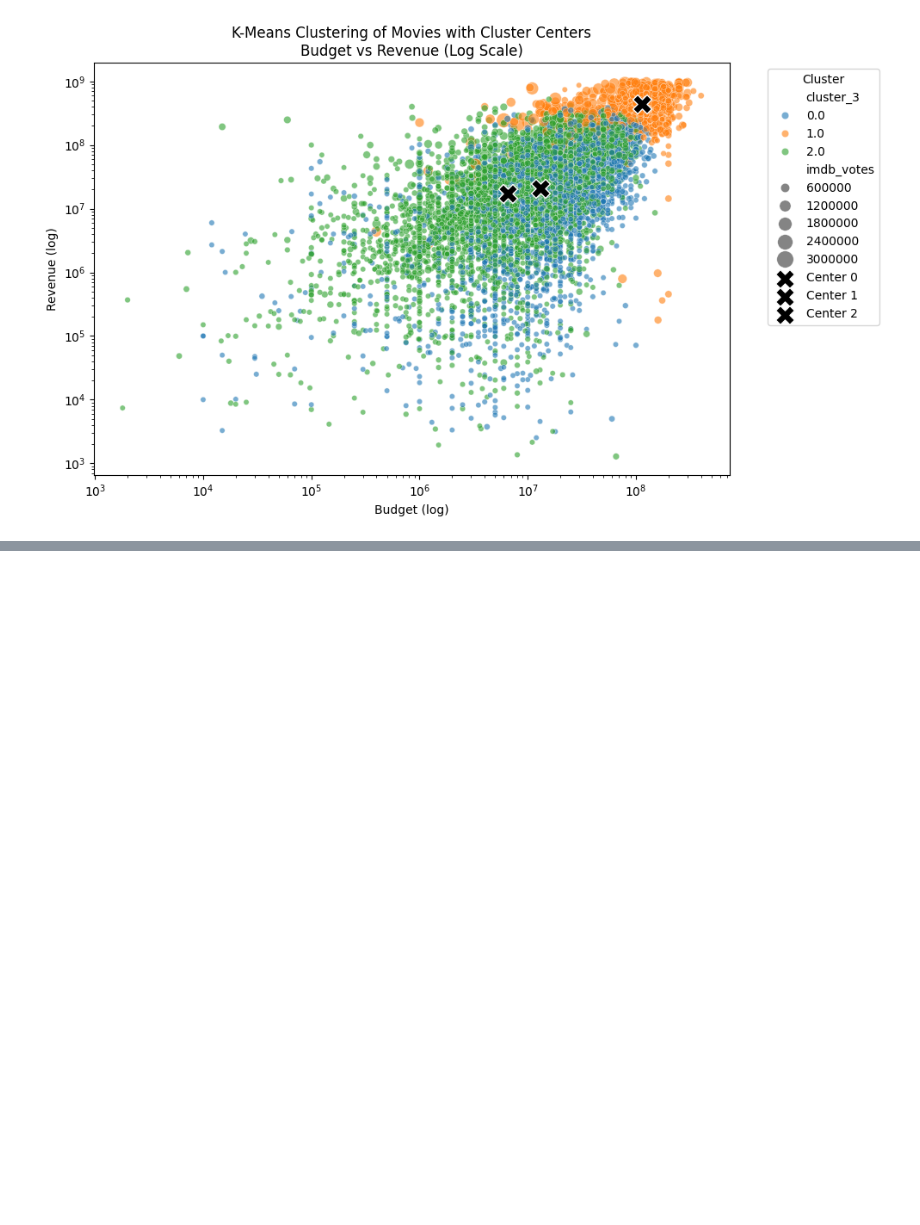
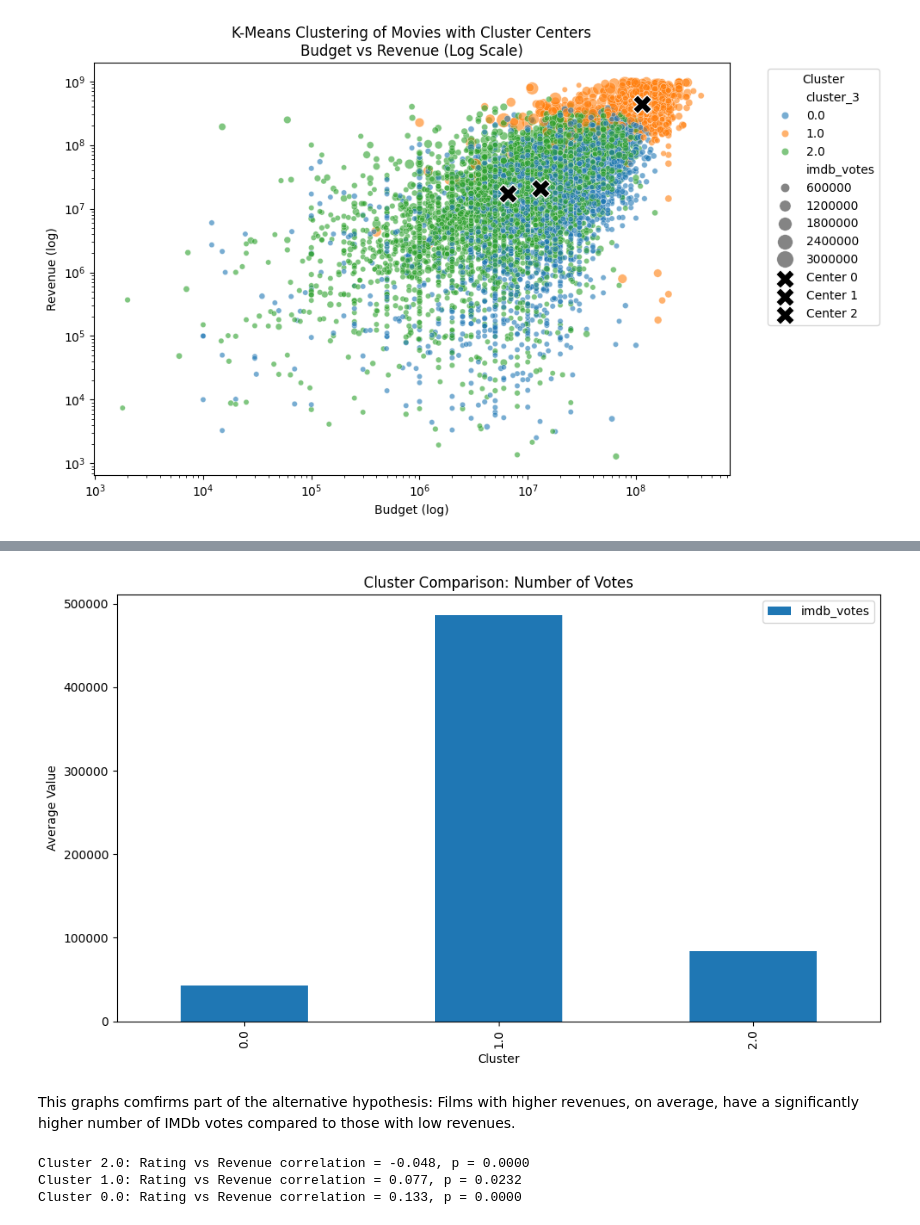
Before and after one commit to john-brannigan/Film_Profit_and_Rating_Analysis, a Jupyter notebook: FinancialCriticalSuccess.ipynb, the cells around one changed output, grey strips where cells are left out. Cells and saved outputs as stored; diff of their text form; code cells hidden in the pictures; blank space fills up the shorter version.

```diff
--- a/FinancialCriticalSuccess.ipynb
+++ b/FinancialCriticalSuccess.ipynb
@@ -329,0 +339,3 @@ plt.show()
+# %%
+cluster_summary = df_viz.groupby('cluster_3', observed=False)[['imdb_votes']].mean()
+cluster_summary
@@ -329,0 +348,22 @@ plt.show()
+# %%
+cluster_summary.plot(kind='bar', figsize=(10,6))
+plt.title('Cluster Comparison: Number of Votes')
+plt.xlabel('Cluster')
+plt.ylabel('Average Value')
+plt.tight_layout()
+plt.show()
+# %% [output]
+[figure, added]
+# %% [markdown]
+This graphs comfirms part of the alternative hypothesis: Films with higher revenues, on average, have a significantly higher number of IMDb votes compared to those with low revenues.
+# %%
+from scipy.stats import pearsonr
+
+for cluster in df_filtered['cluster_3'].unique():
+    subset = df_filtered[df_filtered['cluster_3'] == cluster]
+    r, p = pearsonr(subset['imdb_rating'], subset['revenue'])
+    print(f"Cluster {cluster}: Rating vs Revenue correlation = {r:.3f}, p = {p:.4f}")
+# %% [output]
+Cluster 2.0: Rating vs Revenue correlation = -0.048, p = 0.0000
+Cluster 1.0: Rating vs Revenue correlation = 0.077, p = 0.0232
+Cluster 0.0: Rating vs Revenue correlation = 0.133, p = 0.0000
```
Also changed, not shown: parts of 5 cells of this notebook, 1 other file.
